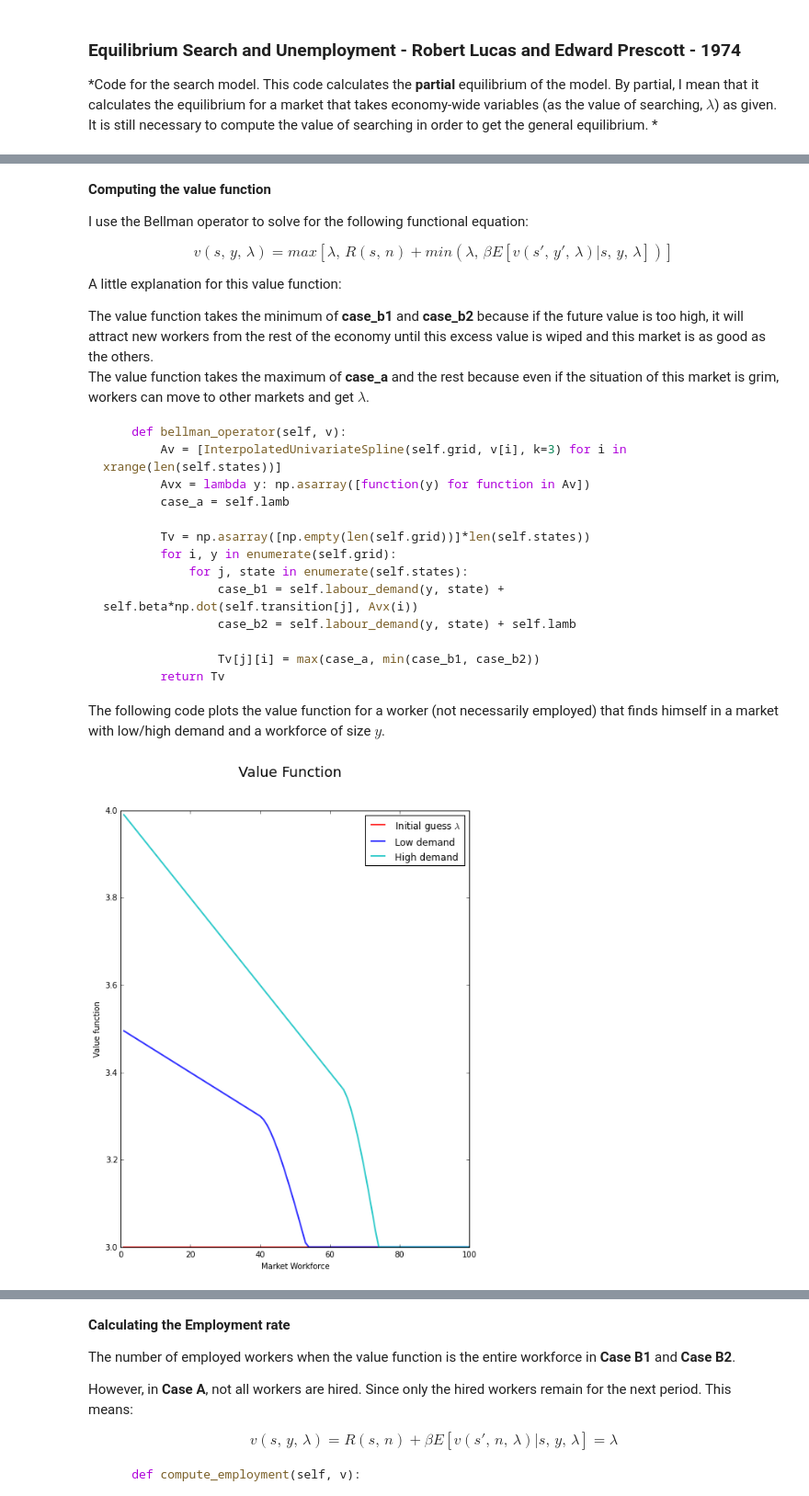
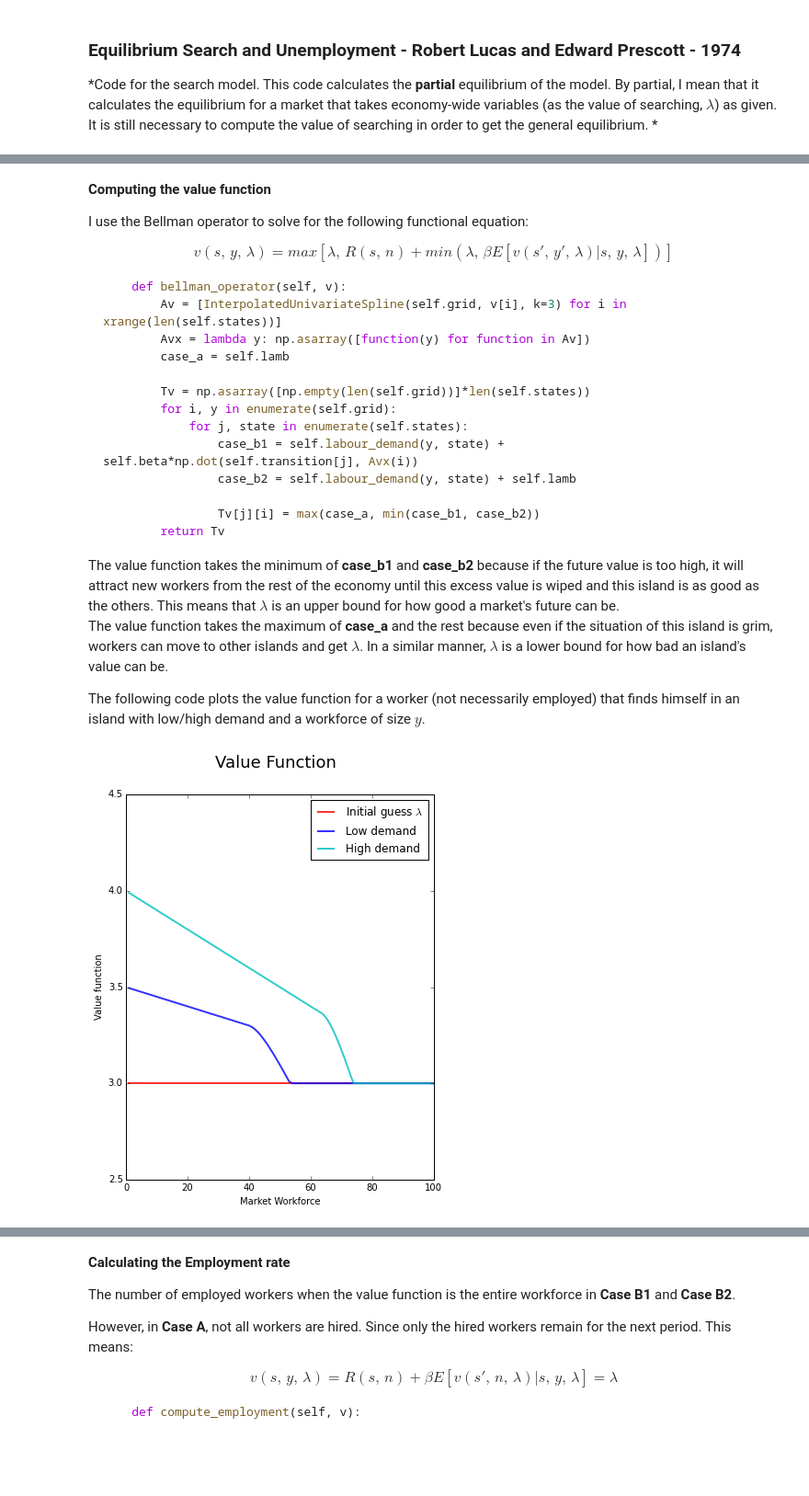
Before and after one commit to Zung-0/LucasPrescott74, a Jupyter notebook: LucasPrescott74 - Partial.ipynb, the cells around one changed output, grey strips where cells are left out. Shown: that part at 92% size. Saved outputs shown, nothing was run; the diff lists cells and outputs as text; code cells hidden in the pictures; blank space fills up the shorter version.

Commit message:
Workforce Dynamics and Brief Outline

````diff
--- a/LucasPrescott74 - Partial.ipynb
+++ b/LucasPrescott74 - Partial.ipynb
@@ -59,10 +67,6 @@ I use the Bellman operator to solve for the following functional equation:
 
 $$ v(s,\, y,\, \lambda) = max[\lambda,\, R(s,\, n) + min(\lambda,\, \beta E[v(s',\, y',\, \lambda) | s,\, y,\, \lambda])] $$
 
-A little explanation for this value function:
-
-The value function takes the minimum of **case_b1** and **case_b2** because if the future value is too high, it will attract new workers from the rest of the economy until this excess value is wiped and this market is as good as the others.
-The value function takes the maximum of **case_a** and the rest because even if the situation of this market is grim, workers can move to other markets and get $\lambda$.
 
 ```python
     def bellman_operator(self, v):
@@ -80,30 +84,33 @@ The value function takes the maximum of **case_a** and the rest because even if
 		return Tv
 ```
 
+The value function takes the minimum of **case_b1** and **case_b2** because if the future value is too high, it will attract new workers from the rest of the economy until this excess value is wiped and this island is as good as the others. This means that $\lambda$ is an upper bound for how good a market's future can be.
+The value function takes the maximum of **case_a** and the rest because even if the situation of this island is grim, workers can move to other islands and get $\lambda$. In a similar manner, $\lambda$ is a lower bound for how bad an island's value can be.
 
-The following code plots the value function for a worker (not necessarily employed) that finds himself in a market with low/high demand and a workforce of size $y$.
+
+The following code plots the value function for a worker (not necessarily employed) that finds himself in an island with low/high demand and a workforce of size $y$.
 # %%
 # Expected present value of the wage stream for a worker #
 ##########################################################
 
-fig, ax = plt.subplots(figsize=(8,10))
+fig, ax = plt.subplots(figsize=(6,7.5))
 ax.set_xlabel("Market Workforce")
 ax.set_ylabel("Value function")
-
+ax.set_ylim((2.5,4.5))
 v = np.asarray([np.ones(len(ls.grid))*ls.lamb]*len(ls.states))
 ax.plot(ls.grid, v[0], 'r-', lw = 2, alpha = .8, label=r'Initial guess $\lambda$')
 
 v_star = compute_fixed_point(ls.bellman_operator, v, verbose=0)
 ax.plot(ls.grid, v_star[0], 'b-', lw = 2, alpha = .8, label = "Low demand")
 ax.plot(ls.grid, v_star[1], 'c-', lw = 2, alpha = .8, label = "High demand")
 
 ax.legend(loc = 'upper right')
 
 t = 'Value Function'
 fig.suptitle(t, fontsize=18)
 
 plt.show()
 # %% [output]
-[figure, old version]
+[figure, new version]
 # %% [markdown]
 Clearly, there are three possibilities for the value function.
````
Also changed, not shown: parts of 19 cells of this notebook, 1 other file.
